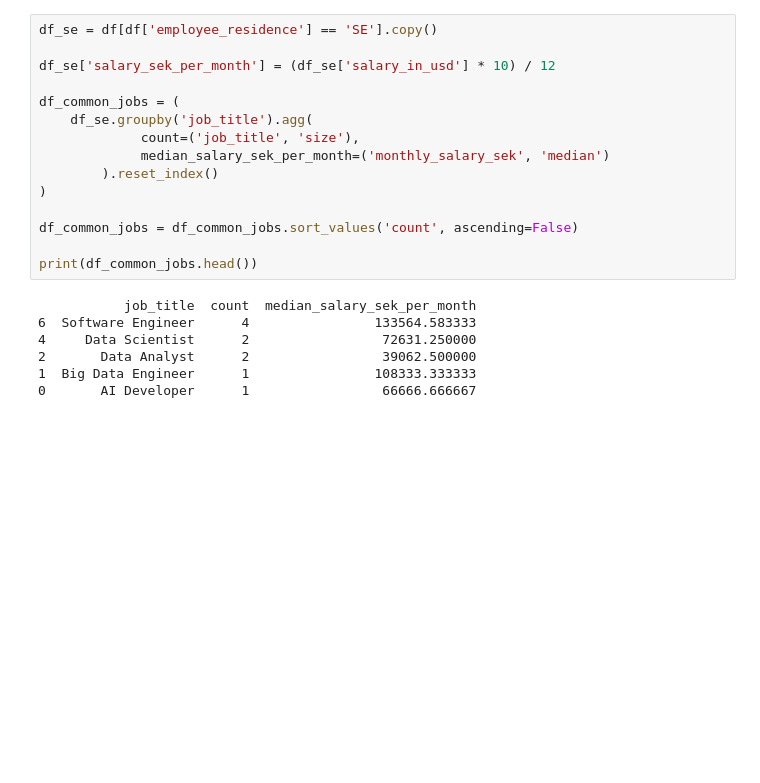
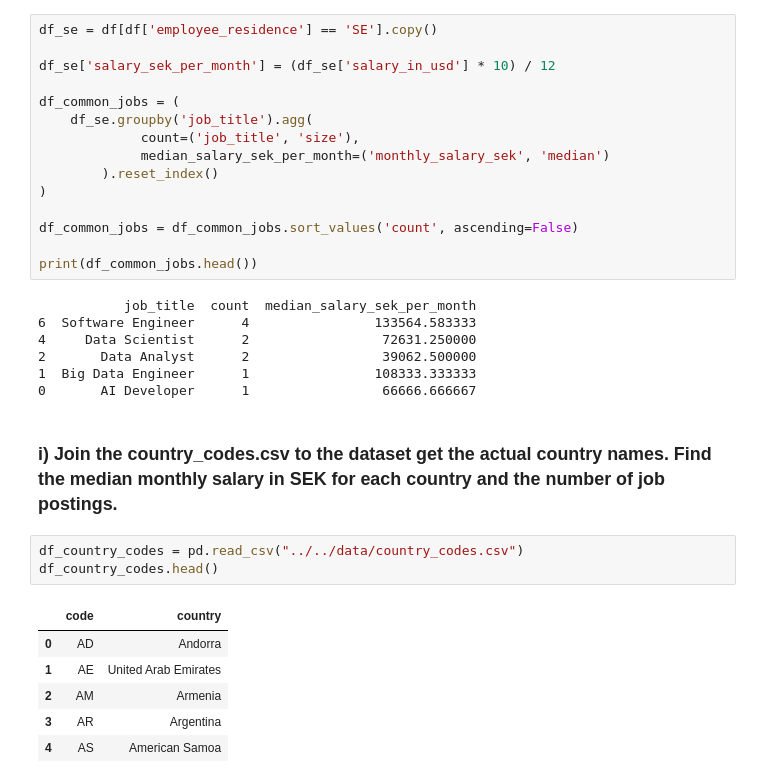
Before and after one commit to StefanLundberg77/ai_engineering_stefan_lundberg, a Jupyter notebook: exercises/exercise_0/1_salaries_in_data_field.ipynb, the cells around one changed output. Saved outputs shown, nothing was run; the diff lists cells and outputs as text; blank space fills up the shorter version.

```diff
--- a/exercises/exercise_0/1_salaries_in_data_field.ipynb
+++ b/exercises/exercise_0/1_salaries_in_data_field.ipynb
@@ -219,3 +219,15 @@ print(df_common_jobs.head())
 2       Data Analyst      2                 39062.500000
 1  Big Data Engineer      1                108333.333333
 0       AI Developer      1                 66666.666667
+# %% [markdown]
+### i) Join the country_codes.csv to the dataset get the actual country names. Find the median monthly salary in SEK for each country and the number of job postings.
+# %%
+df_country_codes = pd.read_csv("../../data/country_codes.csv")
+df_country_codes.head()
+# %% [output]
+|  | code | country |
+| 0 | AD | Andorra |
+| 1 | AE | United Arab Emirates |
+| 2 | AM | Armenia |
+| 3 | AR | Argentina |
+| 4 | AS | American Samoa |
```
Also changed, not shown: parts of 1 cell of this notebook.
